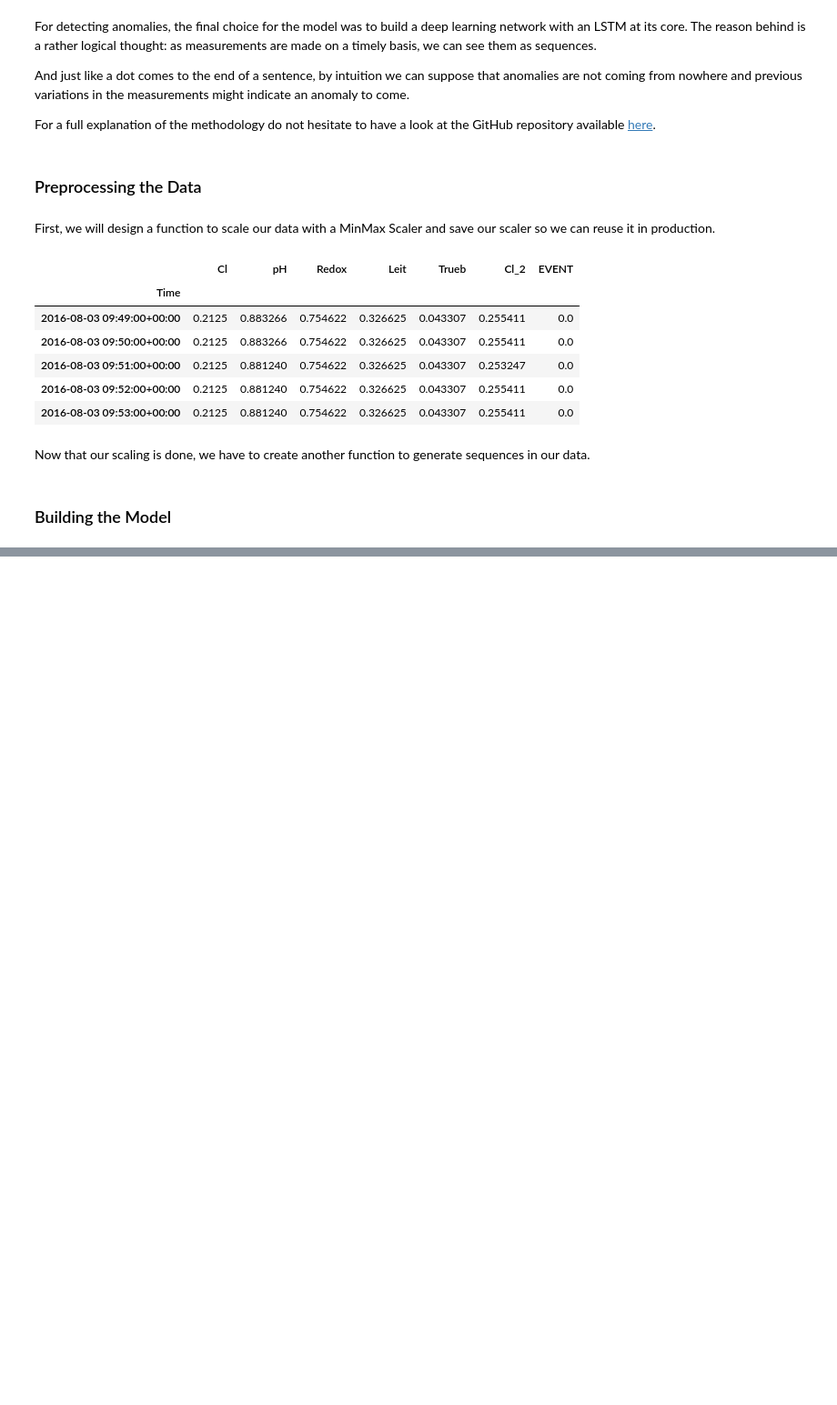
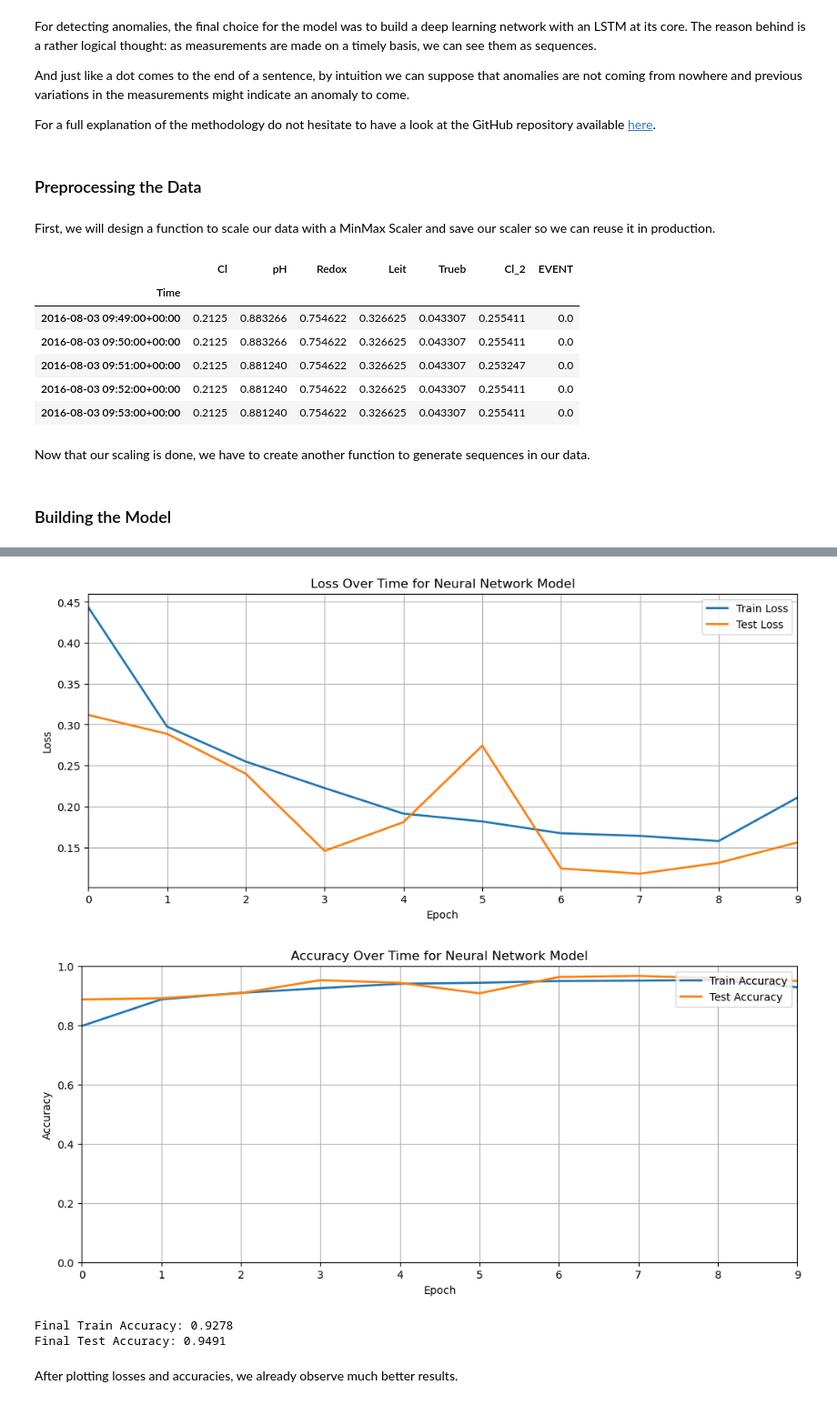
Before and after one commit to julienguyet/water_quality, a Jupyter notebook: notebooks/detect_water_anomalies.ipynb, the cells around one changed output, grey strips where cells are left out. Shown at 91% size. Saved outputs shown, nothing was run; the diff lists cells and outputs as text; code cells hidden in the pictures; blank space fills up the shorter version.

```diff
--- a/notebooks/detect_water_anomalies.ipynb
+++ b/notebooks/detect_water_anomalies.ipynb
@@ -495,0 +622,28 @@ plot_results(history)
+# %%
+num_samples, seq_len, num_features = sequences.shape
+sequences_reshaped = sequences.reshape((num_samples, seq_len * num_features))
+
+smote = SMOTE(sampling_strategy='auto', random_state=42)
+X_resampled, y_resampled = smote.fit_resample(sequences_reshaped, labels)
+
+sequences_resampled = X_resampled.reshape((X_resampled.shape[0], seq_len, num_features))
+# %%
+X_train, X_test, y_train, y_test = train_test_split(sequences_resampled, y_resampled, test_size=0.2, random_state=42)
+# %%
+from tensorflow.keras.callbacks import ReduceLROnPlateau, EarlyStopping
+
+model = Sequential([
+    LSTM(50, activation='relu', input_shape=(sequence_length, X_train.shape[2]), return_sequences=True),
+    Dropout(0.5),
+    LSTM(50, activation='relu', return_sequences=False),
+    Dropout(0.2),
+    Dense(1, activation='sigmoid')
+])
+
+model.compile(optimizer='adam', loss='binary_crossentropy', metrics=['accuracy'])
+
+reduce_lr = ReduceLROnPlateau(monitor='val_loss', factor=0.5, patience=5, verbose=1)
+
+early_stopping = EarlyStopping(monitor='val_loss', patience=5, restore_best_weights=True,verbose=1)
+
+model.summary()
@@ -495,0 +668,2 @@ plot_results(history)
+# %%
+history = model.fit(X_train, y_train, epochs=10, batch_size=32, validation_split=0.2)
@@ -495,0 +691,9 @@ plot_results(history)
+# %%
+plot_training_history(history, num_epochs=10)
+# %% [output]
+[figure, added]
+[figure, added]
+Final Train Accuracy: 0.9278
+Final Test Accuracy: 0.9491
+# %% [markdown]
+After plotting losses and accuracies, we already observe much better results.
```
Also changed, not shown: parts of 30 cells of this notebook, 7 other files.
